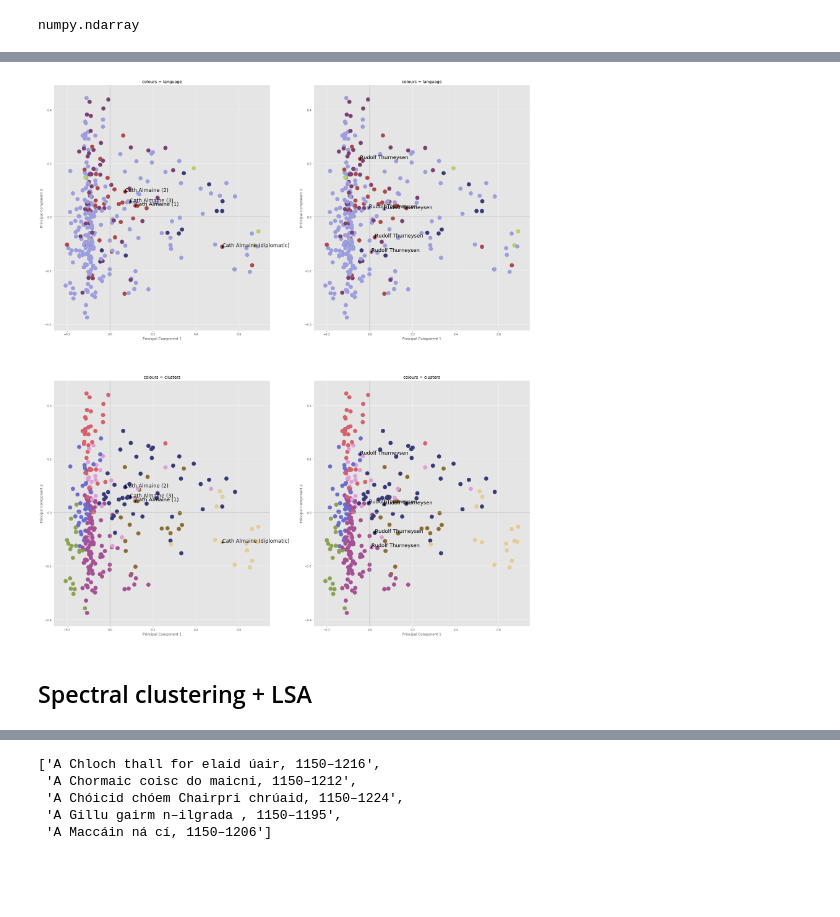
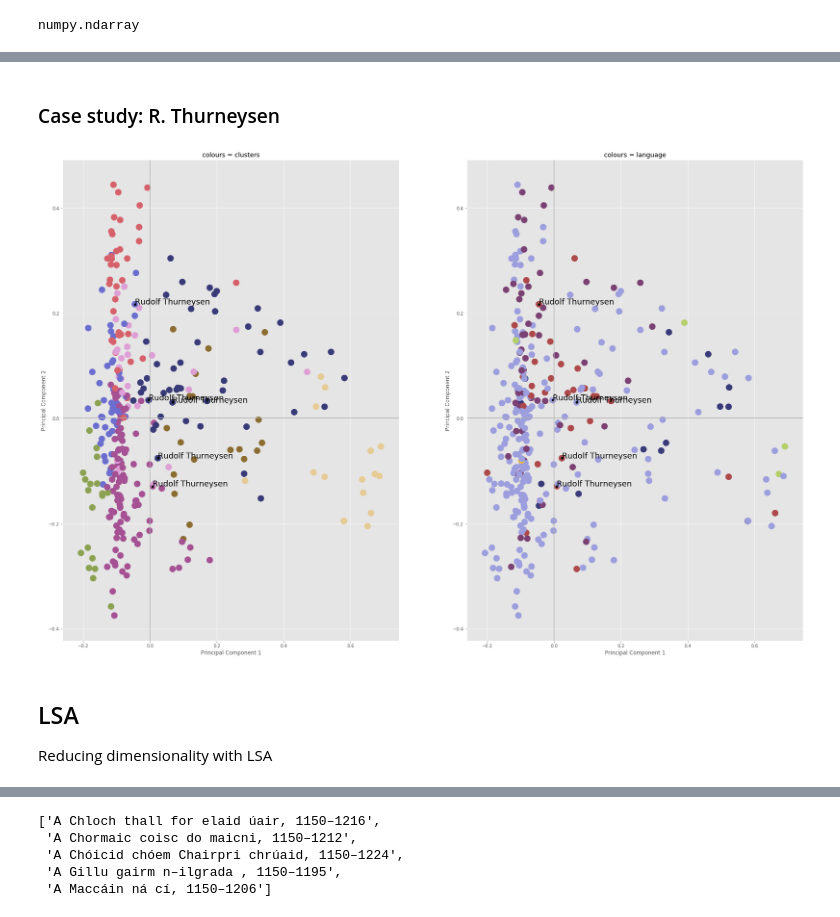
Before and after one commit to ancatmara/medieval_texts_clustering, a Jupyter notebook: medieval_texts_clustering.ipynb, the cells around one changed output, grey strips where cells are left out. Saved outputs shown, nothing was run; the diff lists cells and outputs as text; code cells hidden in the pictures; blank space fills up the shorter version.

Commit message:
add data

```diff
--- a/medieval_texts_clustering.ipynb
+++ b/medieval_texts_clustering.ipynb
@@ -283,38 +310,39 @@ import matplotlib.pyplot as plt
 from matplotlib import style
 style.use('ggplot')
 
-def draw_subplots(data, colors, plotname, n_clusters, plot_labels=False, labels=[], plot_centers=False,
+def draw_subplots(data, colors, plotname, n_clusters, plot_centers=False, plot_labels=False, labels=[],
                   cmap='tab20b', header='Clustering example'):
     plot = plotname
 
-    # рисуем нули
+    # plotting zeroes
     plot.axhline(0, color='#afafaf')
     plot.axvline(0, color='#afafaf')
 
-    # рисуем точки
+    # plotting data
     for i in range(n_clusters):
         try:
             plot.scatter(data[i:,0], data[i:,1], s=200, c=colors, cmap=cmap)
         except (KeyError, ValueError) as e: # костыль для бага матплотлиба
             pass
 
-    # рисуем центроиды
+    # plotting centroids
     if plot_centers == True:
         plot.scatter(centers[:,0], centers[:,1], marker="x", c='k', s=300)
 
-    # подписи точек
+    # plotting labels
     if plot_labels==True:
         for i, lbl in enumerate(labels):
-            if ' Almaine' in lbl:
-                plot.scatter(data[i,0], data[i,1], marker=".", c='k', s=100)
-                plot.text(data[i,0], data[i,1], lbl, fontsize=18)
-            elif 'Thurneysen' in lbl:
-                plot.scatter(data[i,0], data[i,1], marker=".", c='k', s=100)
-                plot.text(data[i,0], data[i,1], lbl , fontsize=18)
+            plot.text(data[i,0], data[i,1], lbl , fontsize=18)
+#             if ' Almaine' in lbl:
+#                 plot.scatter(data[i,0], data[i,1], marker=".", c='k', s=100)
+#                 plot.text(data[i,0], data[i,1], lbl, fontsize=18)
+#             elif 'Thurneysen' in lbl:
+#                 plot.scatter(data[i,0], data[i,1], marker=".", c='k', s=100)
+#                 plot.text(data[i,0], data[i,1], lbl , fontsize=18)
 
-    # подписи осей
+    # axes labels
     plot.set_xlabel('Principal Component 1')
     plot.set_ylabel('Principal Component 2')
 
-    # заголовок
+    # title
     plot.set_title(header)
@@ -390,18 +433,16 @@ draw_subplots(X_2D_PCA, editor, plot4, n_clusters, plot_labels=False, labels=dat
+# %% [markdown]
+### Case study: R. Thurneysen
 # %%
-# рисуем сабплоты
-fig, ((almaine, thurneysen), (almaine1, thurneysen1)) = plt.subplots(2, 2, sharex=False, sharey=False, figsize=(30, 35))
+fig, (thurneysen, thurneysen1) = plt.subplots(1, 2, sharex=False, sharey=False, figsize=(30, 20))
 
-draw_subplots(X_2D_PCA, clf.labels_, almaine1, n_clusters, plot_labels=True, labels=data['Title'], header='colours = clusters', plot_centers=False)
+draw_subplots(X_2D_PCA, clf.labels_, thurneysen, n_clusters, plot_labels=True, labels=data['Editor'], header='colours = clusters')
 
-draw_subplots(X_2D_PCA, clf.labels_, thurneysen1, n_clusters, plot_labels=True, labels=data['Editor'], header='colours = clusters', plot_centers=False)
-
-draw_subplots(X_2D_PCA, lang, almaine, n_clusters, plot_labels=True, labels=data['Title'], header='colours = language', plot_centers=False)
-
-draw_subplots(X_2D_PCA, lang, thurneysen, n_clusters, plot_labels=True, labels=data['Editor'], header='colours = language', plot_centers=False)
+draw_subplots(X_2D_PCA, lang, thurneysen1, n_clusters, plot_labels=True, labels=data['Editor'], header='colours = language')
 # %% [output]
-[figure, old version]
+[figure, new version]
-# %% [markdown]
-## Spectral clustering + LSA
+# %% [markdown]
+## LSA
+Reducing dimensionality with LSA
 # %%
 svd = TruncatedSVD(n_components=2)
 X_2D_SVD = svd.fit_transform(X.todense())
```
Also changed, not shown: parts of 55 cells of this notebook, 2 other files.
